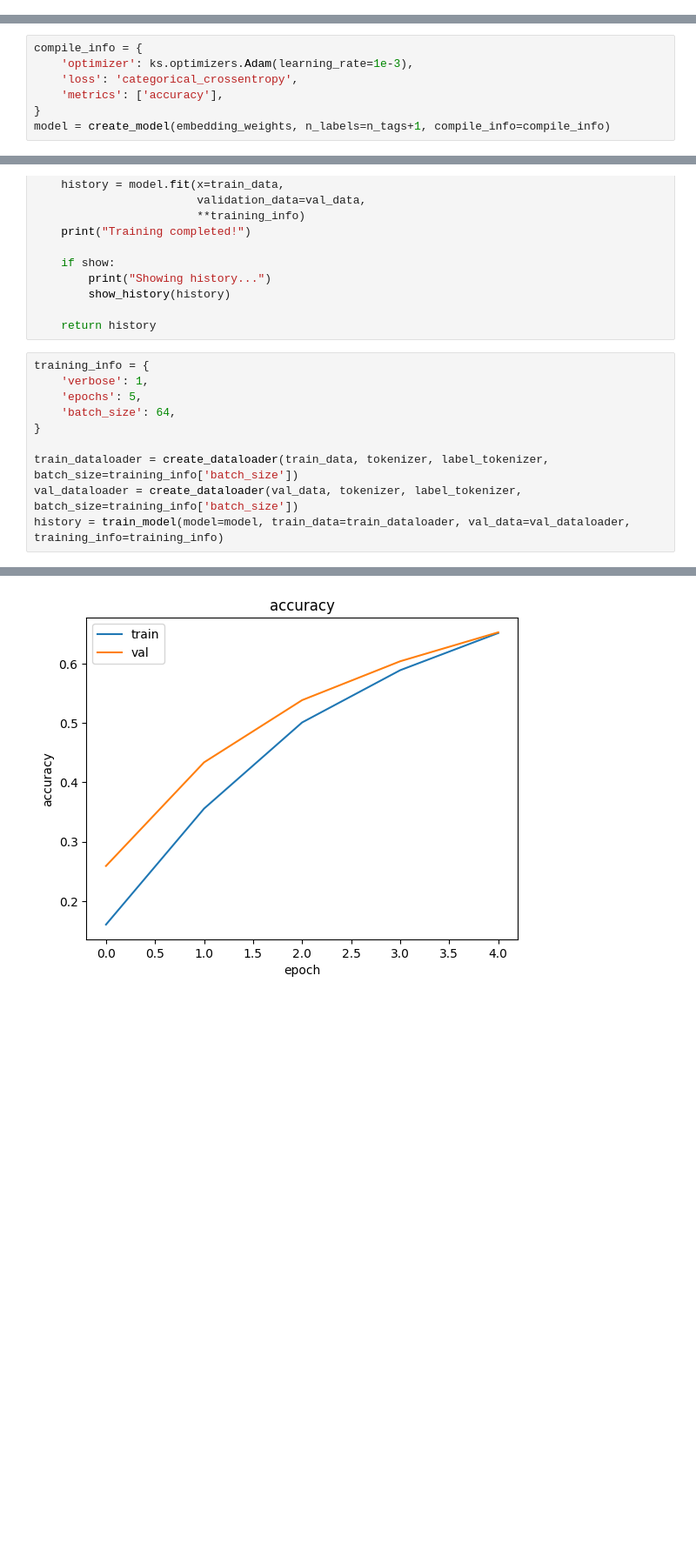
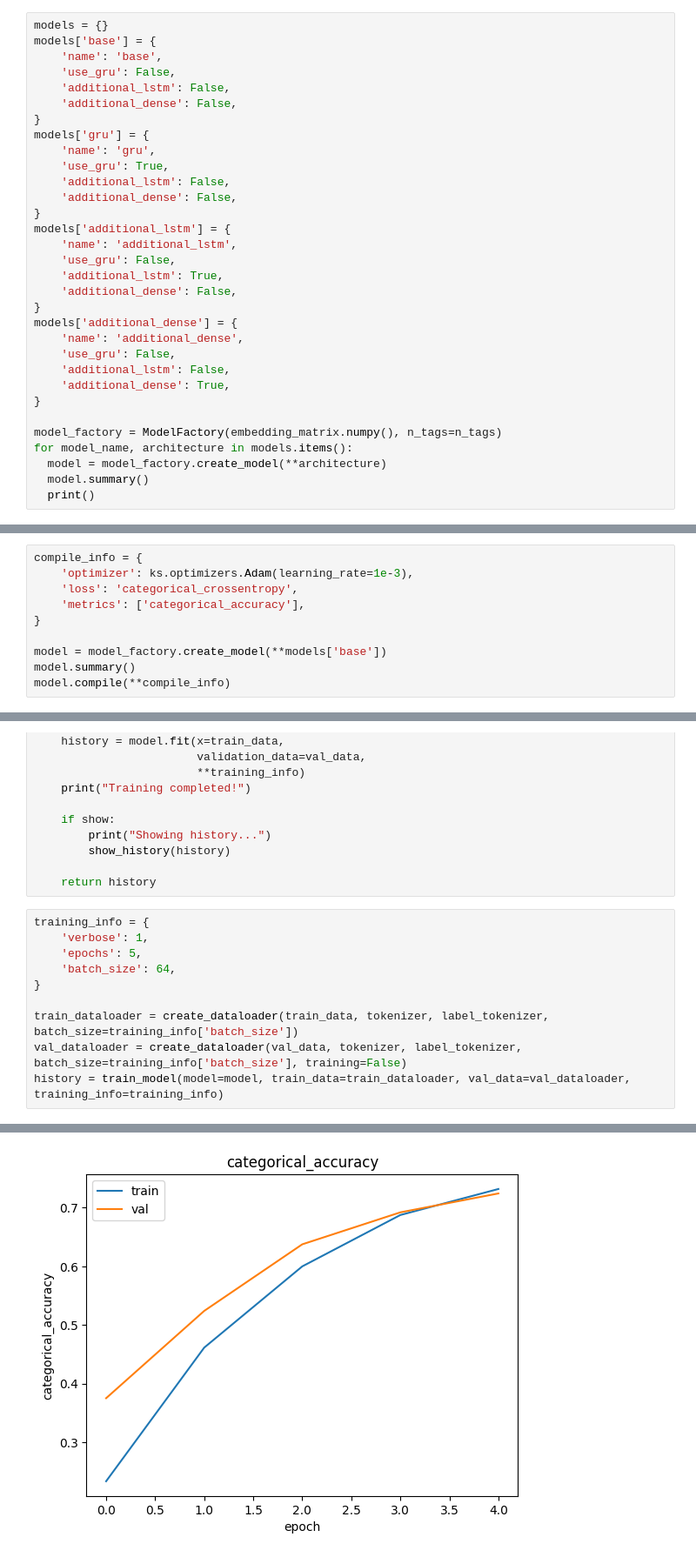
Before and after one commit to Simone999/nlp_assignment1, a Jupyter notebook: assignment1.ipynb, the cells around one changed output, grey strips where cells are left out. Shown: that part at 87% size. Cells and saved outputs as stored; diff of their text form; blank space fills up the shorter version.

Commit message:
add preprocessing and embedding strategies

```diff
--- a/assignment1.ipynb
+++ b/assignment1.ipynb
@@ -714,0 +1008,32 @@ embedding_weights = embedding_matrix.numpy()
+# %%
+models = {}
+models['base'] = {
+    'name': 'base',
+    'use_gru': False,
+    'additional_lstm': False,
+    'additional_dense': False,
+}
+models['gru'] = {
+    'name': 'gru',
+    'use_gru': True,
+    'additional_lstm': False,
+    'additional_dense': False,
+}
+models['additional_lstm'] = {
+    'name': 'additional_lstm',
+    'use_gru': False,
+    'additional_lstm': True,
+    'additional_dense': False,
+}
+models['additional_dense'] = {
+    'name': 'additional_dense',
+    'use_gru': False,
+    'additional_lstm': False,
+    'additional_dense': True,
+}
+
+model_factory = ModelFactory(embedding_matrix.numpy(), n_tags=n_tags)
+for model_name, architecture in models.items():
+  model = model_factory.create_model(**architecture)
+  model.summary()
+  print()
@@ -716,7 +1059,10 @@ embedding_weights = embedding_matrix.numpy()
 compile_info = {
     'optimizer': ks.optimizers.Adam(learning_rate=1e-3),
     'loss': 'categorical_crossentropy',
-    'metrics': ['accuracy'],
+    'metrics': ['categorical_accuracy'],
 }
-model = create_model(embedding_weights, n_labels=n_tags+1, compile_info=compile_info)
+
+model = model_factory.create_model(**models['base'])
+model.summary()
+model.compile(**compile_info)
 # %% [output]
@@ -802,7 +1148,7 @@ training_info = {
 }
 
 train_dataloader = create_dataloader(train_data, tokenizer, label_tokenizer, batch_size=training_info['batch_size'])
-val_dataloader = create_dataloader(val_data, tokenizer, label_tokenizer, batch_size=training_info['batch_size'])
+val_dataloader = create_dataloader(val_data, tokenizer, label_tokenizer, batch_size=training_info['batch_size'], training=False)
 history = train_model(model=model, train_data=train_dataloader, val_data=val_dataloader, training_info=training_info)
 # %% [output]
 Start training!
@@ -824,2 +1170,2 @@ Displaying the following history keys: dict_keys(['loss', 'accuracy', 'val_loss'
-[figure, old version]
+[figure, new version]
 # %% [markdown]
```
Also changed, not shown: parts of 71 cells of this notebook, 2 other files.
